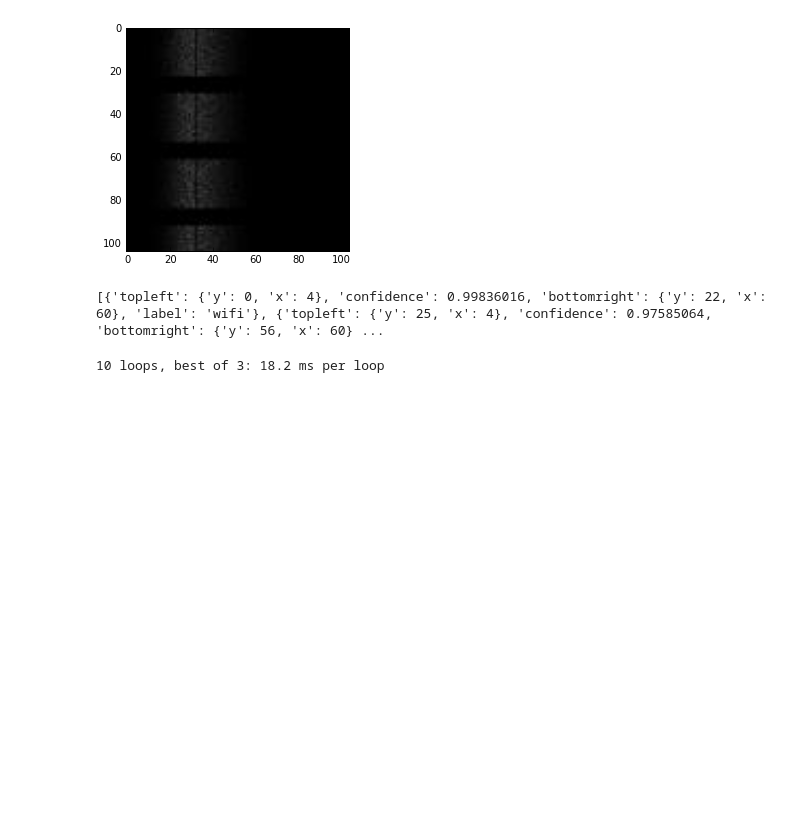
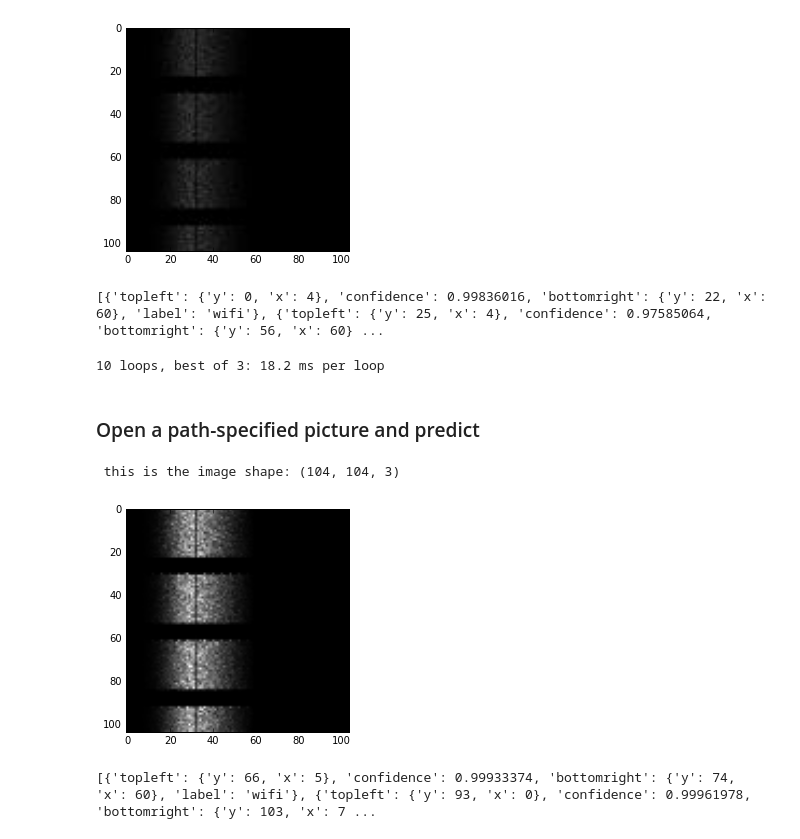
Before and after one commit to frankist/gr-specmonitor, a Jupyter notebook: scripts/deep_learning/darkflow_tests.ipynb, the cells around one changed output. Saved outputs shown, nothing was run; the diff lists cells and outputs as text; code cells hidden in the pictures; blank space fills up the shorter version.

```diff
--- a/scripts/deep_learning/darkflow_tests.ipynb
+++ b/scripts/deep_learning/darkflow_tests.ipynb
@@ -61,3 +61,19 @@ print result
 %timeit tfnet.return_predict(imgcv)
 # %% [output]
 10 loops, best of 3: 18.2 ms per loop
+# %% [markdown]
+### Open a path-specified picture and predict
+# %%
+fname = os.path.expanduser('~/tmp/test.png')
+imgcv = cv2.imread(fname)
+print 'this is the image shape:',imgcv.shape
+plt.imshow(imgcv,cmap='gray')
+plt.show()
+# %% [output]
+ this is the image shape: (104, 104, 3)
+[figure, added]
+# %%
+result = tfnet.return_predict(imgcv)
+print result
+# %% [output]
+[{'topleft': {'y': 66, 'x': 5}, 'confidence': 0.99933374, 'bottomright': {'y': 74, 'x': 60}, 'label': 'wifi'}, {'topleft': {'y': 93, 'x': 0}, 'confidence': 0.99961978, 'bottomright': {'y': 103, 'x': 7 ...
```
Also changed, not shown: parts of 1 cell of this notebook, 18 other files.
